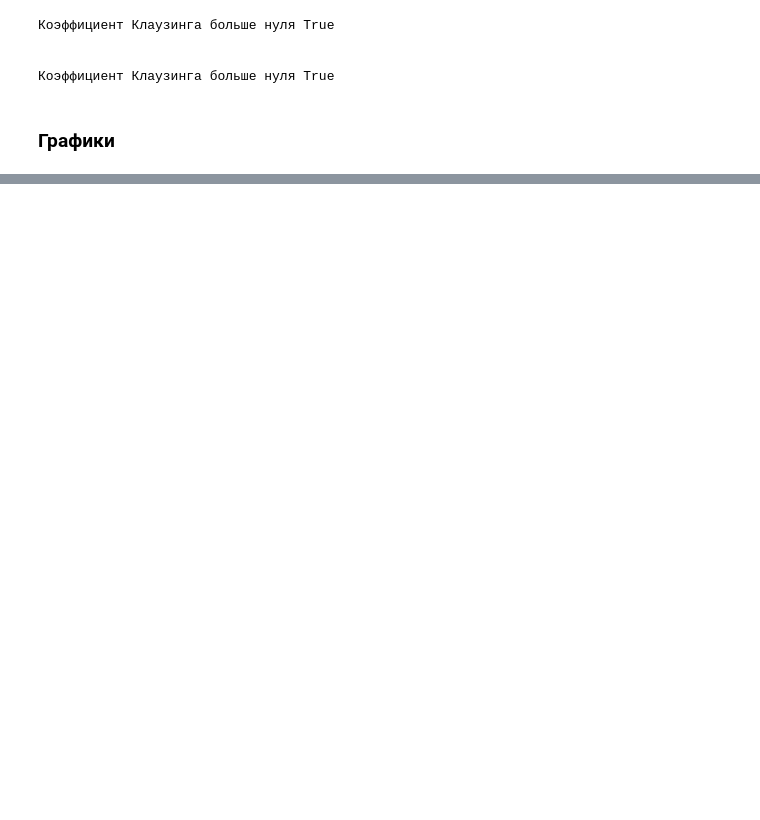
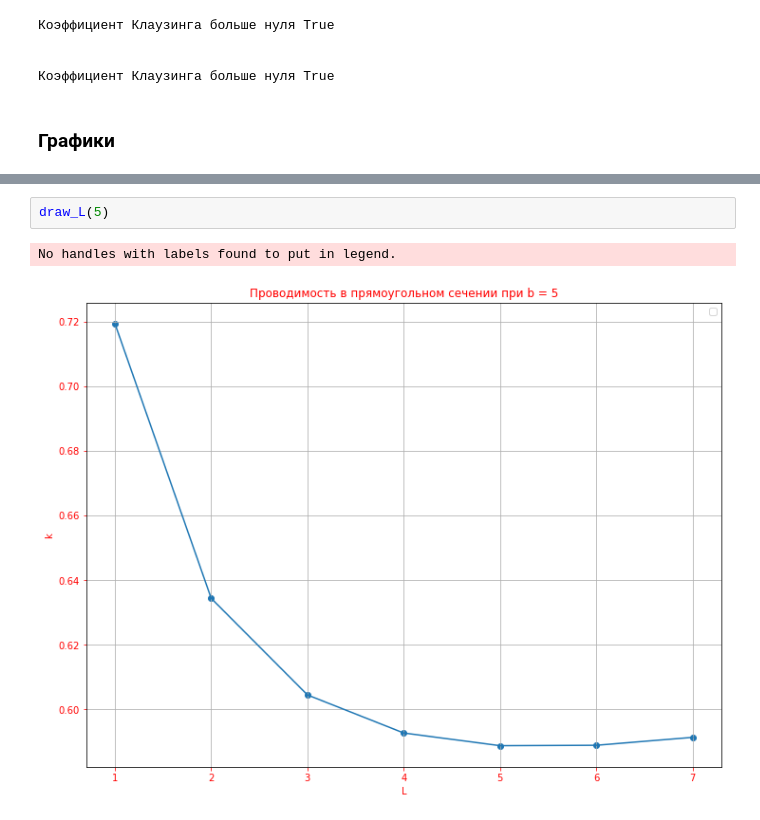
Before and after one commit to eprush/MethodOfAngularCoefficients, a Jupyter notebook: tests.ipynb, the cells around one changed output, grey strips where cells are left out. Cells and saved outputs as stored; diff of their text form; blank space fills up the shorter version.

```diff
--- a/tests.ipynb
+++ b/tests.ipynb
@@ -238,0 +215,5 @@ draw(100,100)
+# %%
+draw_L(5)
+# %% [output]
+No handles with labels found to put in legend.
+[figure, added]
```
Also changed, not shown: parts of 16 cells of this notebook, 5 other files.
